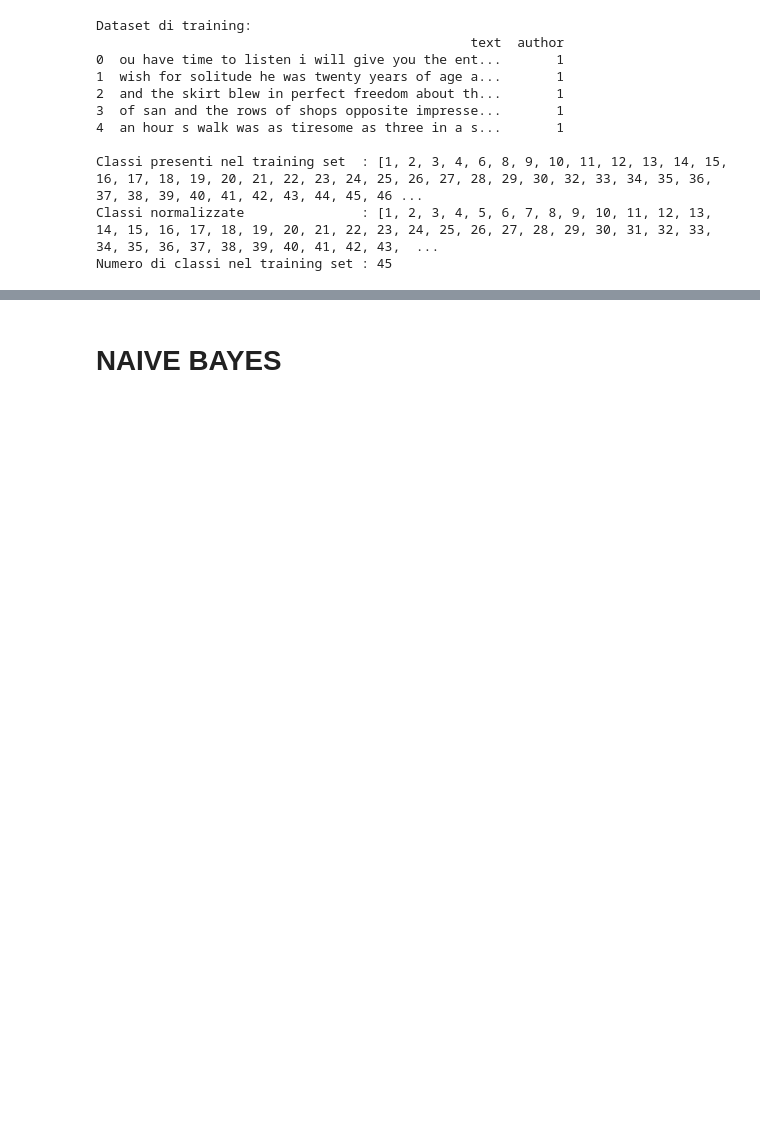
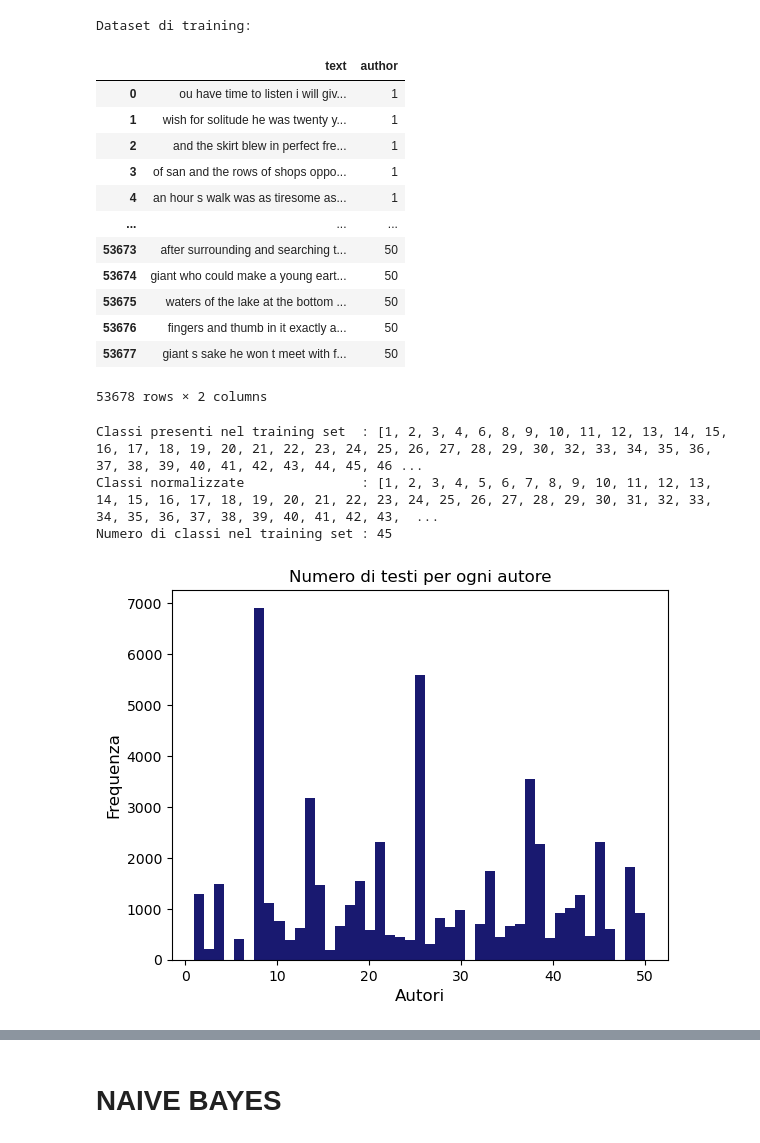
Before and after one commit to elisavenditti/autorship_attribution, a Jupyter notebook: autorship.ipynb, the cells around one changed output, grey strips where cells are left out. Cells and saved outputs as stored; diff of their text form; code cells hidden in the pictures; blank space fills up the shorter version.

```diff
--- a/autorship.ipynb
+++ b/autorship.ipynb
@@ -41,39 +15,53 @@ Prendiamo i dati dal CSV. Memorizziamo il training set in un dizionario python i
 # %%
+import numpy as np
 import pandas as pd
+from sklearn import svm
+import matplotlib.pyplot as plt
+import matplotlib.colors as mcolors
+from sklearn.model_selection import cross_val_score
+from sklearn.metrics import confusion_matrix, classification_report, accuracy_score, ConfusionMatrixDisplay
 
-file_training   = "C:\\Users\\Utente\\Desktop\\ML\\materiale\\Gungor_2018_VictorianAuthorAttribution_data-train.csv"
-file_test       = "C:\\Users\\Utente\\Desktop\\ML\\materiale\\Gungor_2018_VictorianAuthorAttribution_data.csv"
+file = "C:\\Users\\Utente\\Desktop\\ML\\materiale\\Gungor_2018_VictorianAuthorAttribution_data-train.csv"
+df   = pd.read_csv(file, delimiter=',',  encoding='latin-1')
+print("Dataset di training:\n")
+display(df)
 
 
-df = pd.read_csv(file_training, delimiter=',',  encoding='latin-1')
-print("Dataset di training:\n{}\n".format(df.head()))
-
-
-classes      = [x for x in df['author'].unique()]
-authors      = len(classes)
-classes_norm = [x for x in range (1,authors+1)]
-
-
-# creazione di training e test set
-test_dim      = 100
-dft           = df.sample(test_dim)
-df            = df.drop(dft.index)
-global_corpus = df['text'].to_numpy()
-# items         = len(global_corpus)
-
+classes       = [x for x in df['author'].unique()]
+authors       = len(classes)
+classes_norm  = [x for x in range (1,authors+1)]
+# test_dim      = 100
+# dft           = df.sample(test_dim)
+# df            = df.drop(dft.index)
 
 print("Classi presenti nel training set  : {}".format(classes))
 print("Classi normalizzate               : {}".format(classes_norm))
 print("Numero di classi nel training set : {}".format(authors))
+
+
+# Istogramma
+authors_array = df['author'].to_numpy()
+plt.hist(authors_array, bins=authors, color='midnightblue')
+plt.xlabel('Autori', fontsize=12)
+plt.ylabel('Frequenza',fontsize=12)
+plt.title('Numero di testi per ogni autore')
+plt.show()
 # %% [output]
 Dataset di training:
-                                                text  author
-0  ou have time to listen i will give you the ent...       1
-1  wish for solitude he was twenty years of age a...       1
-2  and the skirt blew in perfect freedom about th...       1
-3  of san and the rows of shops opposite impresse...       1
-4  an hour s walk was as tiresome as three in a s...       1
-
-Classi presenti nel training set  : [1, 2, 3, 4, 6, 8, 9, 10, 11, 12, 13, 14, 15, 16, 17, 18, 19, 20, 21, 22, 23, 24, 25, 26, 27, 28, 29, 30, 32, 33, 34, 35, 36, 37, 38, 39, 40, 41, 42, 43, 44, 45, 46 ...
-Classi normalizzate               : [1, 2, 3, 4, 5, 6, 7, 8, 9, 10, 11, 12, 13, 14, 15, 16, 17, 18, 19, 20, 21, 22, 23, 24, 25, 26, 27, 28, 29, 30, 31, 32, 33, 34, 35, 36, 37, 38, 39, 40, 41, 42, 43,  ...
-Numero di classi nel training set : 45
+|  | text | author |
+| 0 | ou have time to listen i will giv... | 1 |
+| 1 | wish for solitude he was twenty y... | 1 |
+| 2 | and the skirt blew in perfect fre... | 1 |
+| 3 | of san and the rows of shops oppo... | 1 |
+| 4 | an hour s walk was as tiresome as... | 1 |
+| ... | ... | ... |
+| 53673 | after surrounding and searching t... | 50 |
+| 53674 | giant who could make a young eart... | 50 |
+| 53675 | waters of the lake at the bottom ... | 50 |
+| 53676 | fingers and thumb in it exactly a... | 50 |
+| 53677 | giant s sake he won t meet with f... | 50 |
+53678 rows × 2 columns
+Classi presenti nel training set  : [1, 2, 3, 4, 6, 8, 9, 10, 11, 12, 13, 14, 15, 16, 17, 18, 19, 20, 21, 22, 23, 24, 25, 26, 27, 28, 29, 30, 32, 33, 34, 35, 36, 37, 38, 39, 40, 41, 42, 43, 44, 45, 46 ...
+Classi normalizzate               : [1, 2, 3, 4, 5, 6, 7, 8, 9, 10, 11, 12, 13, 14, 15, 16, 17, 18, 19, 20, 21, 22, 23, 24, 25, 26, 27, 28, 29, 30, 31, 32, 33, 34, 35, 36, 37, 38, 39, 40, 41, 42, 43,  ...
+Numero di classi nel training set : 45
+[figure, added]
```
Also changed, not shown: parts of 22 cells of this notebook.
